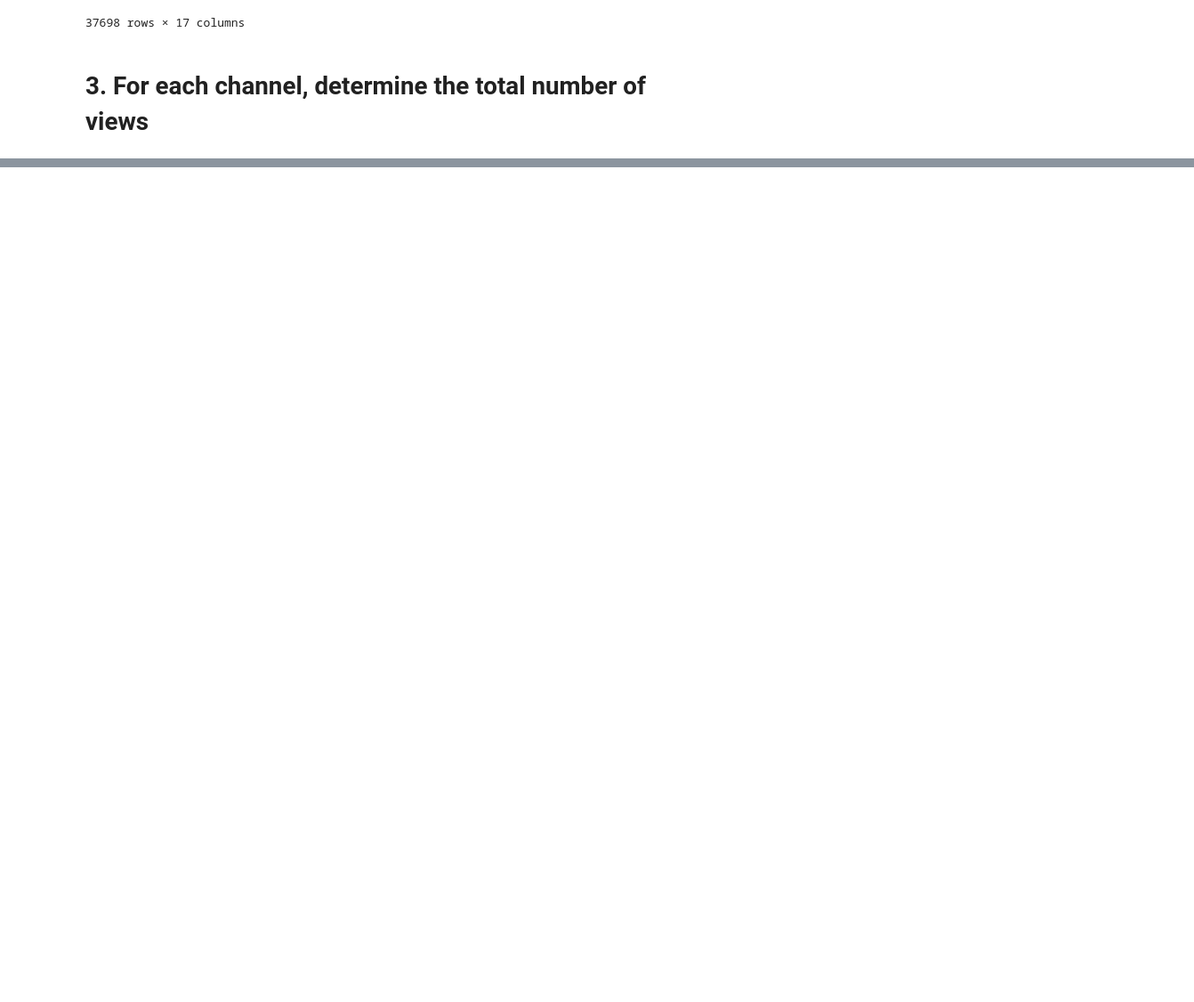
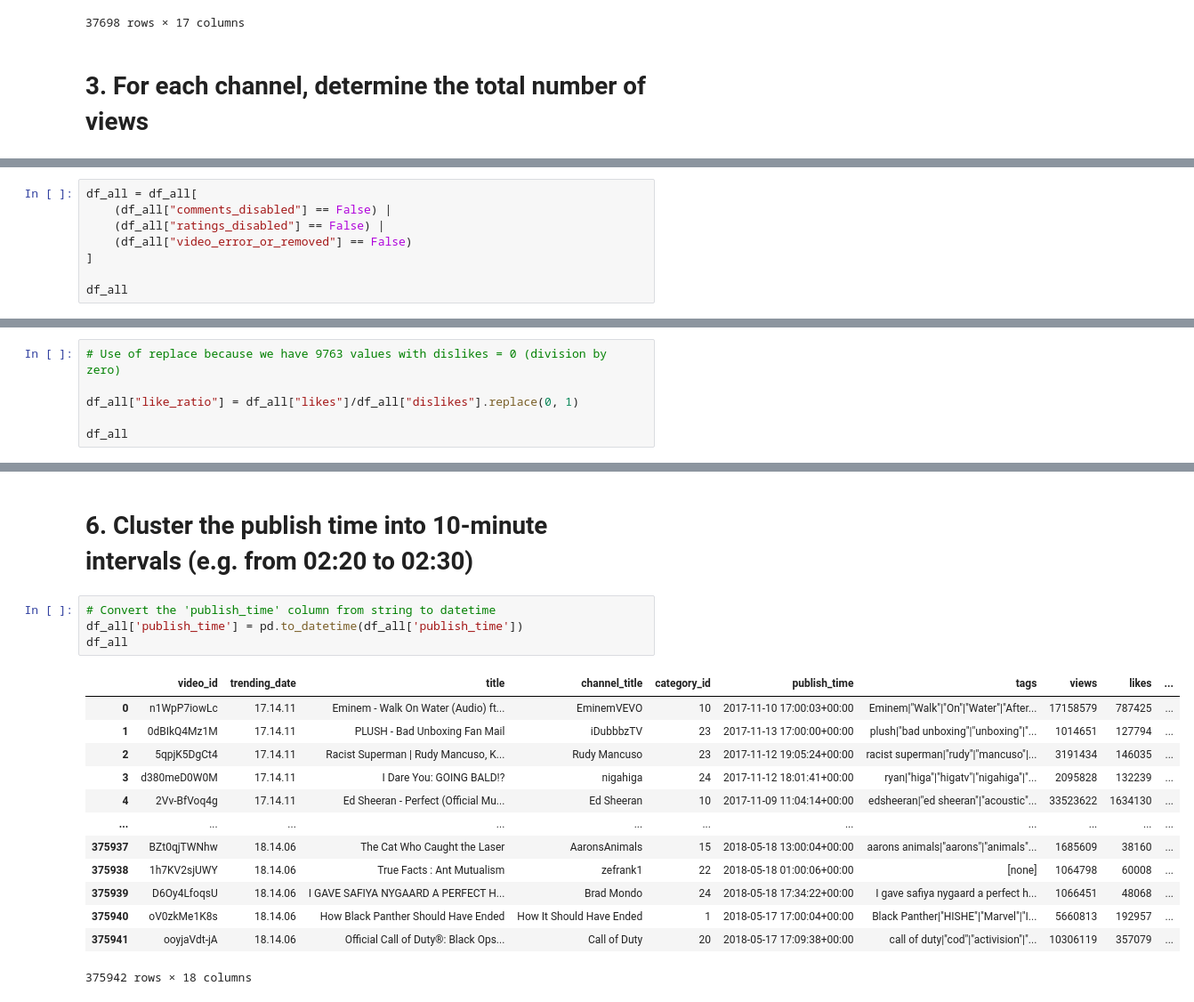
Before and after one commit to KevinDex3/Foundations-ComputerScience-Project, a Jupyter notebook: TrendingYoutube.ipynb, the cells around one changed output, grey strips where cells are left out. Shown at 89% size. Drawn from its saved outputs; the diff is of its cells as text; blank space fills up the shorter version.

```diff
--- a/TrendingYoutube.ipynb
+++ b/TrendingYoutube.ipynb
@@ -92,0 +129,8 @@ NameError: name 'df_all' is not defined
+# %%
+df_all = df_all[
+    (df_all["comments_disabled"] == False) |
+    (df_all["ratings_disabled"] == False) |
+    (df_all["video_error_or_removed"] == False)
+]
+
+df_all
@@ -92,0 +159,6 @@ NameError: name 'df_all' is not defined
+# %%
+# Use of replace because we have 9763 values with dislikes = 0 (division by zero)
+
+df_all["like_ratio"] = df_all["likes"]/df_all["dislikes"].replace(0, 1)
+
+df_all
@@ -92,0 +179,20 @@ NameError: name 'df_all' is not defined
+# %% [markdown]
+# 6. Cluster the publish time into 10-minute intervals (e.g. from 02:20 to 02:30)
+# %%
+# Convert the 'publish_time' column from string to datetime
+df_all['publish_time'] = pd.to_datetime(df_all['publish_time'])
+df_all
+# %% [output]
+|  | video_id | trending_date | title | channel_title | category_id | publish_time | tags | views | likes | ... |
+| 0 | n1WpP7iowLc | 17.14.11 | Eminem - Walk On Water (Audio) ft... | EminemVEVO | 10 | 2017-11-10 17:00:03+00:00 | Eminem|"Walk"|"On"|"Water"|"After... | 17158579 | 787425 | ... |
+| 1 | 0dBIkQ4Mz1M | 17.14.11 | PLUSH - Bad Unboxing Fan Mail | iDubbbzTV | 23 | 2017-11-13 17:00:00+00:00 | plush|"bad unboxing"|"unboxing"|"... | 1014651 | 127794 | ... |
+| 2 | 5qpjK5DgCt4 | 17.14.11 | Racist Superman | Rudy Mancuso, K... | Rudy Mancuso | 23 | 2017-11-12 19:05:24+00:00 | racist superman|"rudy"|"mancuso"|... | 3191434 | 146035 | ... |
+| 3 | d380meD0W0M | 17.14.11 | I Dare You: GOING BALD!? | nigahiga | 24 | 2017-11-12 18:01:41+00:00 | ryan|"higa"|"higatv"|"nigahiga"|"... | 2095828 | 132239 | ... |
+| 4 | 2Vv-BfVoq4g | 17.14.11 | Ed Sheeran - Perfect (Official Mu... | Ed Sheeran | 10 | 2017-11-09 11:04:14+00:00 | edsheeran|"ed sheeran"|"acoustic"... | 33523622 | 1634130 | ... |
+| ... | ... | ... | ... | ... | ... | ... | ... | ... | ... | ... |
+| 375937 | BZt0qjTWNhw | 18.14.06 | The Cat Who Caught the Laser | AaronsAnimals | 15 | 2018-05-18 13:00:04+00:00 | aarons animals|"aarons"|"animals"... | 1685609 | 38160 | ... |
+| 375938 | 1h7KV2sjUWY | 18.14.06 | True Facts : Ant Mutualism | zefrank1 | 22 | 2018-05-18 01:00:06+00:00 | [none] | 1064798 | 60008 | ... |
+| 375939 | D6Oy4LfoqsU | 18.14.06 | I GAVE SAFIYA NYGAARD A PERFECT H... | Brad Mondo | 24 | 2018-05-18 17:34:22+00:00 | I gave safiya nygaard a perfect h... | 1066451 | 48068 | ... |
+| 375940 | oV0zkMe1K8s | 18.14.06 | How Black Panther Should Have Ended | How It Should Have Ended | 1 | 2018-05-17 17:00:04+00:00 | Black Panther|"HISHE"|"Marvel"|"I... | 5660813 | 192957 | ... |
+| 375941 | ooyjaVdt-jA | 18.14.06 | Official Call of Duty®: Black Ops... | Call of Duty | 20 | 2018-05-17 17:09:38+00:00 | call of duty|"cod"|"activision"|"... | 10306119 | 357079 | ... |
+375942 rows × 18 columns
```
Also changed, not shown: parts of 9 cells of this notebook.
